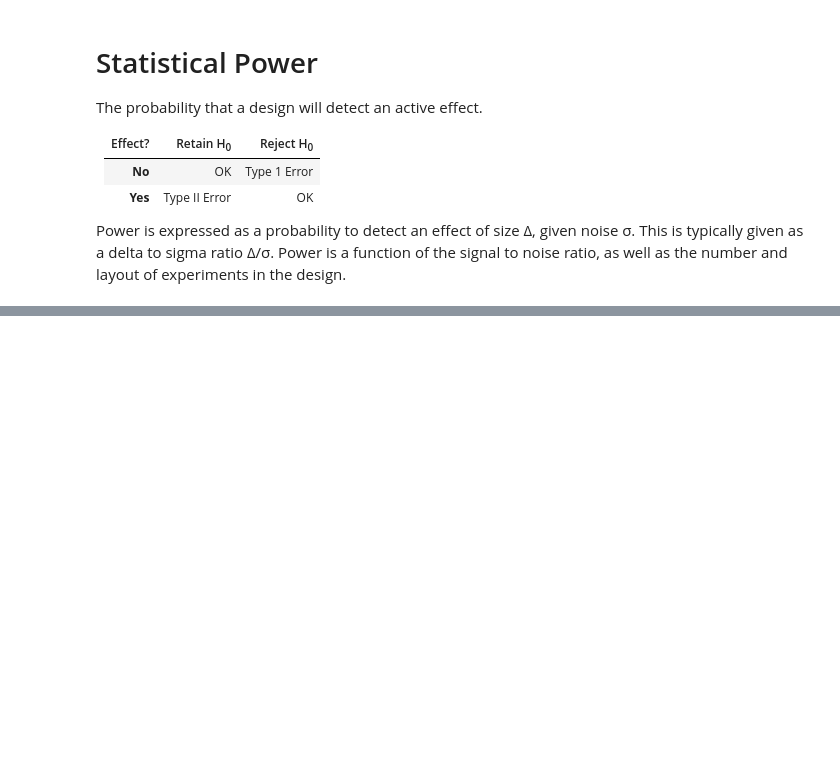
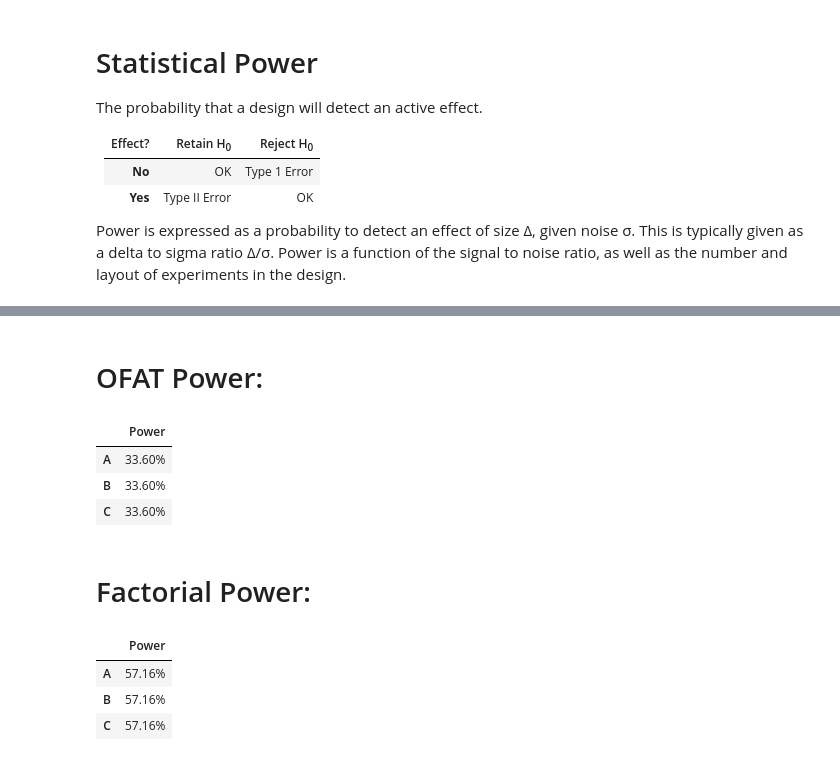
Before and after one commit to hpanderson/dexpy-pymntos, a Jupyter notebook: dexpy-demo.ipynb, the cells around one changed output, grey strips where cells are left out. Saved outputs shown, nothing was run; the diff lists cells and outputs as text; code cells hidden in the pictures; blank space fills up the shorter version.

Commit message:
Added power calculation for OFAT vs Factorial.

```diff
--- a/dexpy-demo.ipynb
+++ b/dexpy-demo.ipynb
@@ -214,3 +214,46 @@ plot_shift(runs*10, delta, sigma)
 # %% [output]
 500 runs, shift of 0.5 units (increase in experiments)
 [drawing not drawn]
+# %%
+ofat_points = [
+    [-1, -1, -1],
+    [-1, -1, -1],
+    [1, -1, -1],
+    [1, -1, -1],
+    [-1, 1, -1],
+    [-1, 1, -1],
+    [-1, -1, 1],
+    [-1, -1, 1],
+]
+
+sn = 2.0
+alpha = 0.05
+
+ofat_df = pd.DataFrame(ofat_points, columns=['A', 'B', 'C'])
+ofat_power = dexpy.power.f_power("1 + A + B + C", ofat_df, sn, alpha)
+ofat_power.pop(0) # remove intercept
+ofat_power = ['{0:.2f}%'.format(i*100) for i in ofat_power] # convert to %
+ofat_power = pd.DataFrame(ofat_power, columns=['Power'], index=ofat_df.columns)
+
+display(Markdown("# OFAT Power:"))
+display(PrettyPandas(ofat_power))
+
+design = dexpy.factorial.build_factorial(3, 8)
+factorial_power = dexpy.power.f_power("1 + A + B + C", design, sn, alpha)
+factorial_power.pop(0)
+factorial_power = ['{0:.2f}%'.format(i*100) for i in factorial_power] # convert to %
+factorial_power = pd.DataFrame(factorial_power, columns=['Power'], index=design.columns)
+
+display(Markdown("# Factorial Power:"))
+display(PrettyPandas(factorial_power))
+# %% [output]
+# OFAT Power:
+|  | Power |
+| A | 33.60% |
+| B | 33.60% |
+| C | 33.60% |
+# Factorial Power:
+|  | Power |
+| A | 57.16% |
+| B | 57.16% |
+| C | 57.16% |
```
Also changed, not shown: parts of 1 cell of this notebook.
